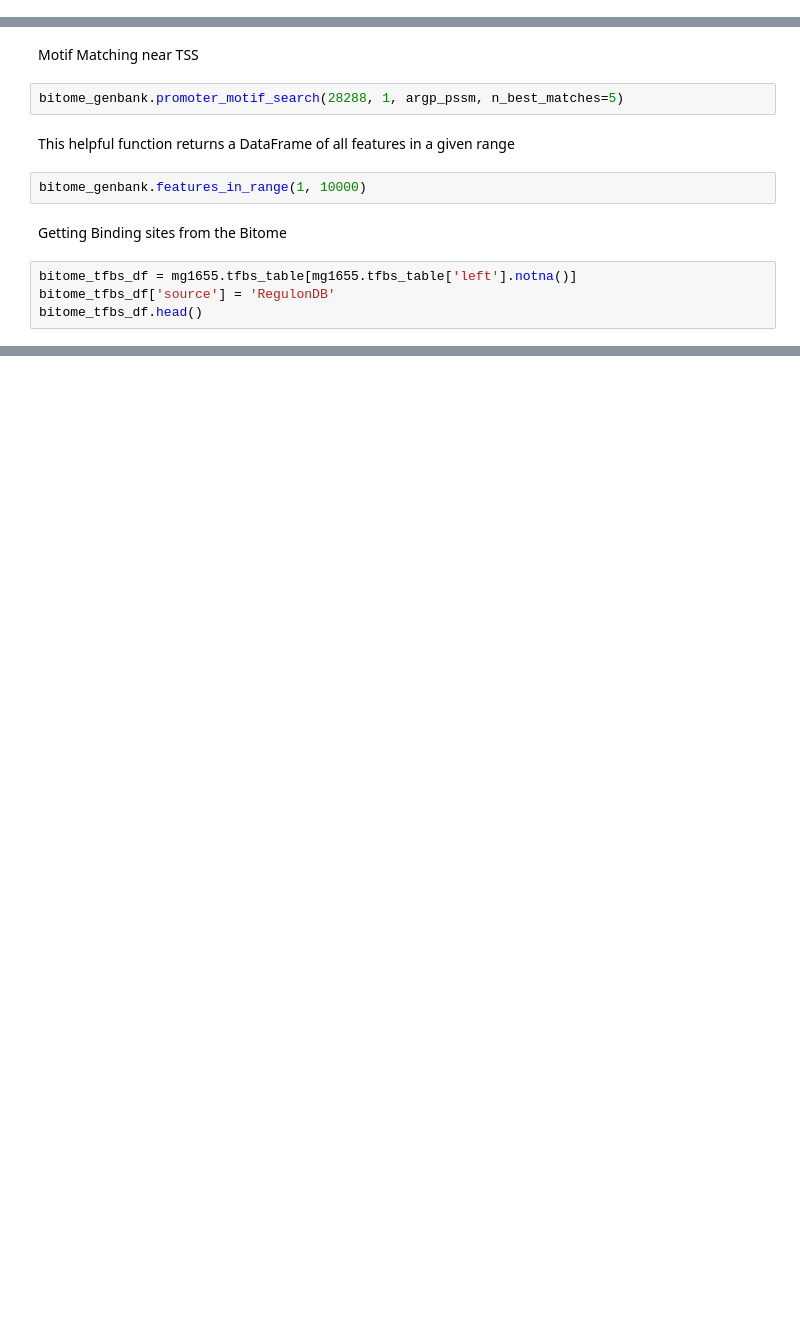
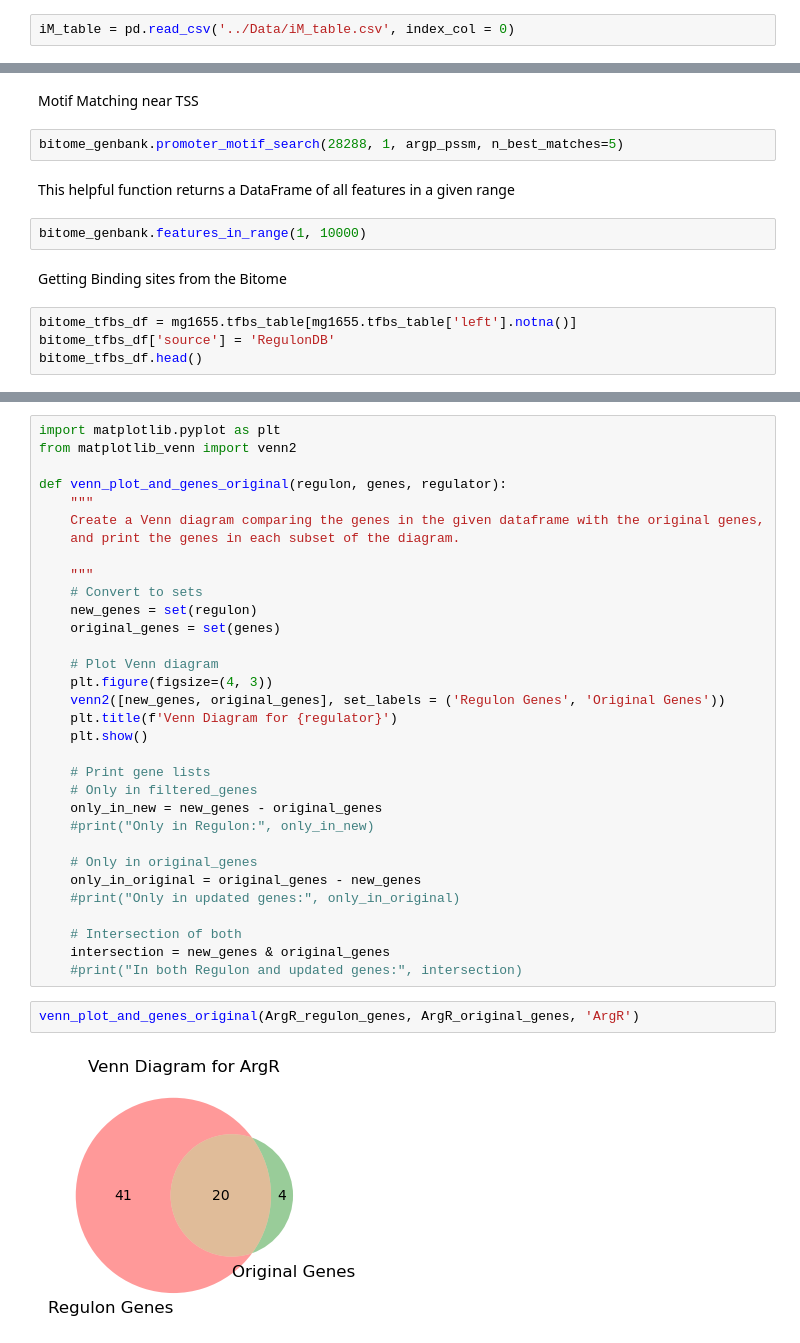
Before and after one commit to SBRG/Bacterial_TRN_Dominance_and_Independence, a Jupyter notebook: Figure_4_Regulon_Captured/Figure_4_ArgR.ipynb, the cells around one changed output, grey strips where cells are left out. Saved outputs shown, nothing was run; the diff lists cells and outputs as text; blank space fills up the shorter version.

```diff
--- a/Figure_4_Regulon_Captured/Figure_4_ArgR.ipynb
+++ b/Figure_4_Regulon_Captured/Figure_4_ArgR.ipynb
@@ -32,3 +36,5 @@ RegulonDB_TRN = pd.read_csv('../Data/RegulonDB_TRN_C_and_S.csv', index_col = 0)
+# %%
+iM_table = pd.read_csv('../Data/iM_table.csv', index_col = 0)
 # %% [markdown]
 ### PRECISE-1K: X M A log_tpm gene_presence_matrix
 # %%
@@ -242,0 +698,36 @@ bitome_tfbs_df.head()
+# %%
+import matplotlib.pyplot as plt
+from matplotlib_venn import venn2
+
+def venn_plot_and_genes_original(regulon, genes, regulator):
+    """
+    Create a Venn diagram comparing the genes in the given dataframe with the original genes,
+    and print the genes in each subset of the diagram.
+
+    """
+    # Convert to sets
+    new_genes = set(regulon)
+    original_genes = set(genes)
+
+    # Plot Venn diagram
+    plt.figure(figsize=(4, 3))
+    venn2([new_genes, original_genes], set_labels = ('Regulon Genes', 'Original Genes'))
+    plt.title(f'Venn Diagram for {regulator}')
+    plt.show()
+
+    # Print gene lists
+    # Only in filtered_genes
+    only_in_new = new_genes - original_genes
+    #print("Only in Regulon:", only_in_new)
+
+    # Only in original_genes
+    only_in_original = original_genes - new_genes
+    #print("Only in updated genes:", only_in_original)
+
+    # Intersection of both
+    intersection = new_genes & original_genes
+    #print("In both Regulon and updated genes:", intersection)
+# %%
+venn_plot_and_genes_original(ArgR_regulon_genes, ArgR_original_genes, 'ArgR')
+# %% [output]
+[figure, added]
```
Also changed, not shown: parts of 36 cells of this notebook.
